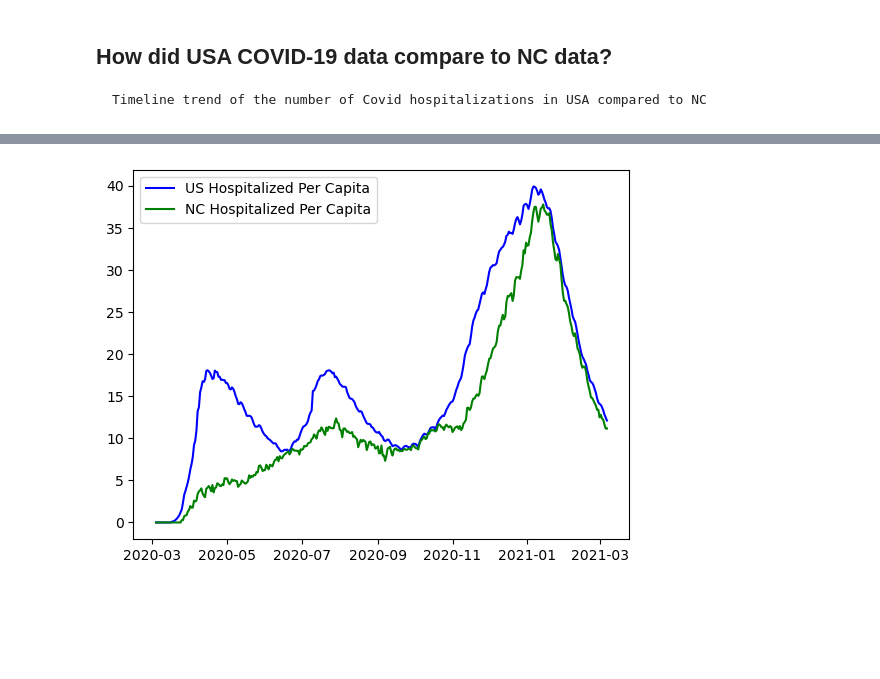
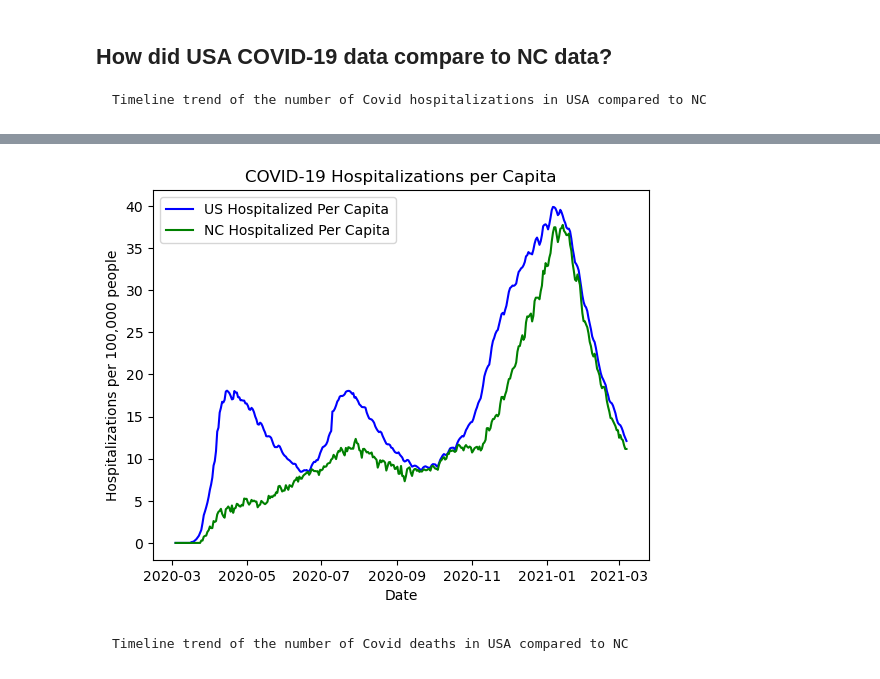
Before and after one commit to rhett-gough/Project1, a Jupyter notebook: GoughE_Charts/GoughE_NCvUS_TimelineTrends.ipynb, the cells around one changed output, grey strips where cells are left out. Drawn from its saved outputs; the diff is of its cells as text; code cells hidden in the pictures; blank space fills up the shorter version.

```diff
--- a/GoughE_Charts/GoughE_NCvUS_TimelineTrends.ipynb
+++ b/GoughE_Charts/GoughE_NCvUS_TimelineTrends.ipynb
@@ -83,9 +84,14 @@ datetime64[ns]
 # %%
 # Plot line charts of US Hospitalized Per Capita and NC Hospitalized Per Capita
 
 US_Hosp_percap, = plt.plot(NC_US_Hospital.index, NC_US_Hospital['US Hospitalized Per Capita'], label='US Hospitalized Per Capita', color='blue')
 NC_Hosp_percap, = plt.plot(NC_US_Hospital.index, NC_US_Hospital['NC Hospitalized Per Capita'], label='NC Hospitalized Per Capita', color='green')
 plt.legend(handles=[US_Hosp_percap, NC_Hosp_percap], loc='best')
+plt.title('COVID-19 Hospitalizations per Capita')
+plt.xlabel('Date')
+plt.ylabel('Hospitalizations per 100,000 people')
 plt.show()
 # %% [output]
-[figure, old version]
+[figure, new version]
+# %% [markdown]
+    Timeline trend of the number of Covid deaths in USA compared to NC
```
Also changed, not shown: parts of 4 cells of this notebook.
